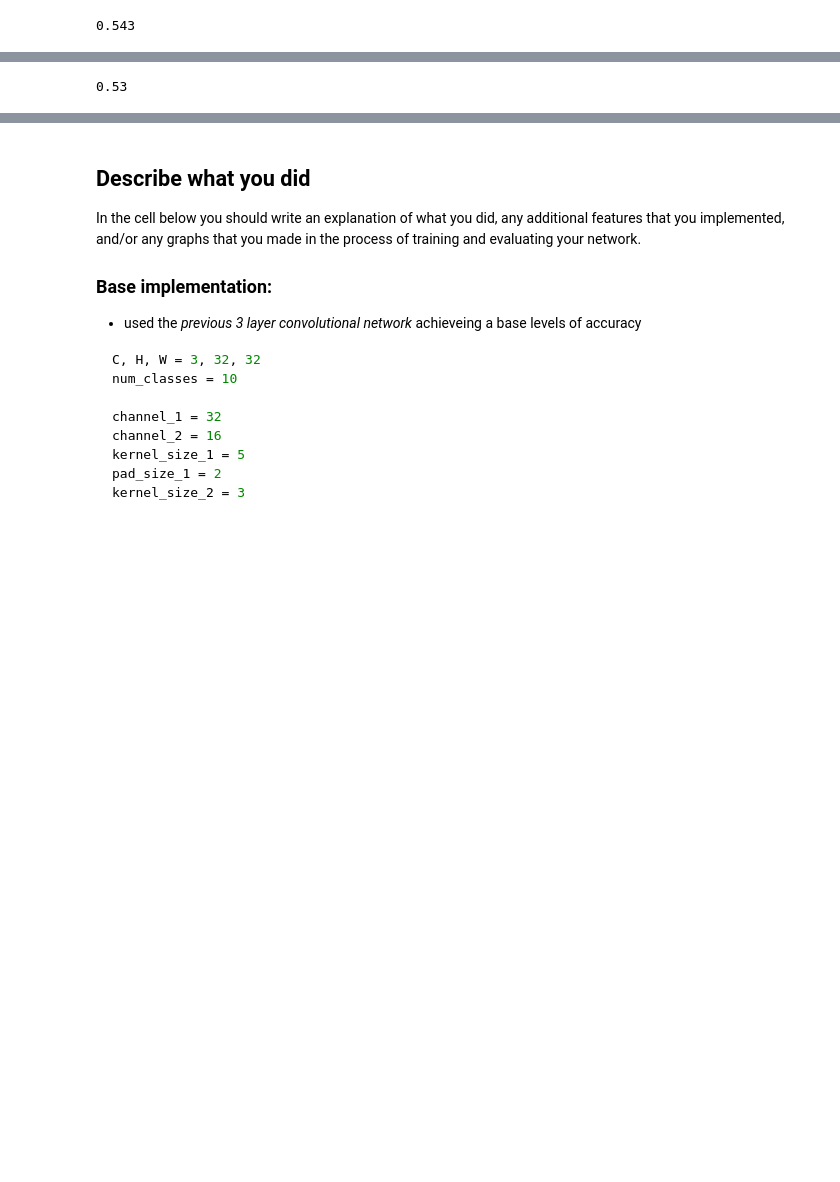
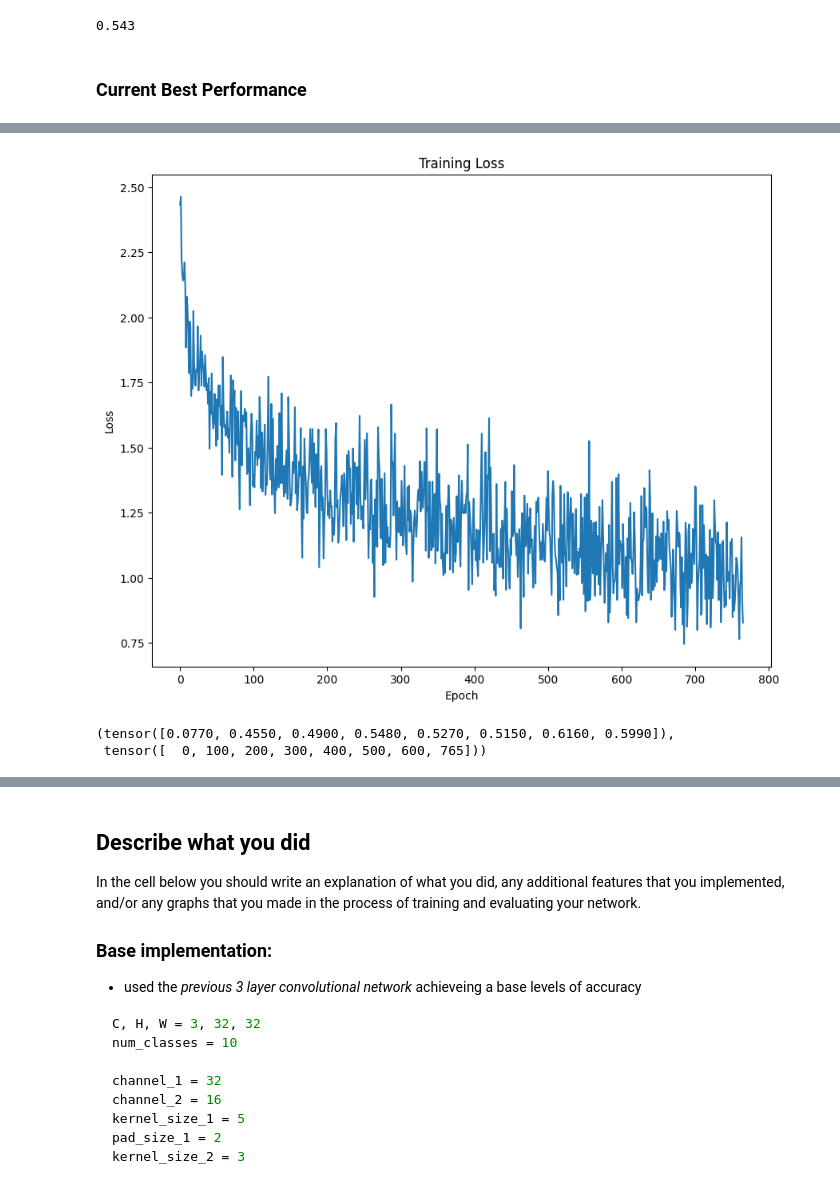
Before and after one commit to joe-granick/CS462, a Jupyter notebook: autograd_and_nn.ipynb, the cells around one changed output, grey strips where cells are left out. Drawn from its saved outputs; the diff is of its cells as text; code cells hidden in the pictures; blank space fills up the shorter version.

Commit message:
Current Best Perforamcne

```diff
--- a/autograd_and_nn.ipynb
+++ b/autograd_and_nn.ipynb
@@ -1317,6 +1874,8 @@ Iteration 700, loss = 1.3407
 Checking accuracy on validation set
 Got 543 / 1000 correct (54.30)
 0.543
+# %% [markdown]
+### Current Best Performance
 # %%
 fix_random_seed(0)
 model = None
@@ -1333,40 +1892,53 @@ optimizer = None
 # tuning, and only run the test set once at the end to report a final value.   #
 ################################################################################
 # Replace "pass" statement with your code
-C, H, W = 3, 32, 32
 num_classes = 10
 
-channel_1 = 32
-
-channel_2 = 16
-
-kernel_size_1 = 3 # reduce filter size
-pad_size_1 = 1    # reduce padding
-
-kernel_size_2 = 1 # reduce filter size
-pad_size_2 = 0    # reduce padding
-
-learning_rate = 1e-2
+learning_rate = 1e-1
 momentum = 0.5
 
-model = nn.Sequential(OrderedDict([
-  ('conv1', nn.Conv2d(C, channel_1,  kernel_size=kernel_size_1, padding=pad_size_1)),
-  ('relu1', nn.ReLU()),
-  ('conv2', nn.Conv2d(channel_1, channel_2, kernel_size=kernel_size_2, padding=pad_size_2)),
-  ('relu2', nn.ReLU()),
-  ('flatten', Flatten()),
-  ('fc', nn.Linear(channel_2*W*H, num_classes))
-]))
+model = nn.Sequential(
+      nn.LazyConv2d(64, kernel_size=3,padding=1),
+      nn.LazyBatchNorm2d(),
+      nn.LeakyReLU(),
+      nn.MaxPool2d(kernel_size=2, stride=2),
+
+      nn.LazyConv2d(32, kernel_size=5,padding=2),
+      nn.LazyBatchNorm2d(),
+      nn.LeakyReLU(),
+      nn.MaxPool2d(kernel_size=2, stride=2),
+
+      nn.LazyConv2d(16, kernel_size=5,padding=2),
+      nn.LazyBatchNorm2d(),
+      nn.LeakyReLU(),
+      nn.MaxPool2d(kernel_size=2, stride=2),
+
+      #nn.AdaptiveAvgPool2d((1, 1)),
+      nn.Flatten(),
+      nn.LazyLinear(120),
+      nn.LazyBatchNorm1d(),
+      nn.LeakyReLU(),
+      #nn.Dropout(0.4),
+
+      nn.LazyLinear(84),
+      nn.LazyBatchNorm1d(),
+      #nn.ELU(),
+      nn.ReLU(),
+      nn.LazyLinear(num_classes))
+
 print('Architecture:')
 print(model) # printing `nn.Module` shows the architecture of the module.
 optimizer = optim.SGD(model.parameters(), lr=learning_rate,
                       weight_decay=1e-4,
                       momentum=momentum, nesterov=True)
+#optimizer = optim.Adam(model.parameters(), lr=learning_rate,
+#                      weight_decay=1e-4)
+
 
 # END OF YOUR CODE
 
 # You should get at least 70% accuracy
-train_part34(model, optimizer, epochs=1)
+train_part345(model, optimizer, epochs=1)
 # %% [output]
 Architecture:
 Sequential(
@@ -1388 +1960,3 @@ Got 530 / 1000 correct (53.00)
+[figure, added]
-0.53
+(tensor([0.0770, 0.4550, 0.4900, 0.5480, 0.5270, 0.5150, 0.6160, 0.5990]),
+ tensor([  0, 100, 200, 300, 400, 500, 600, 765]))
```
Also changed, not shown: parts of 29 cells of this notebook.
